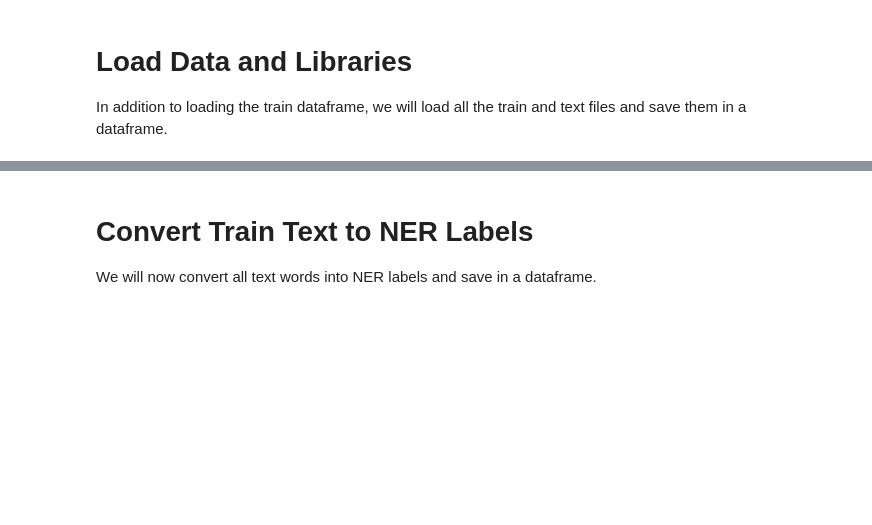
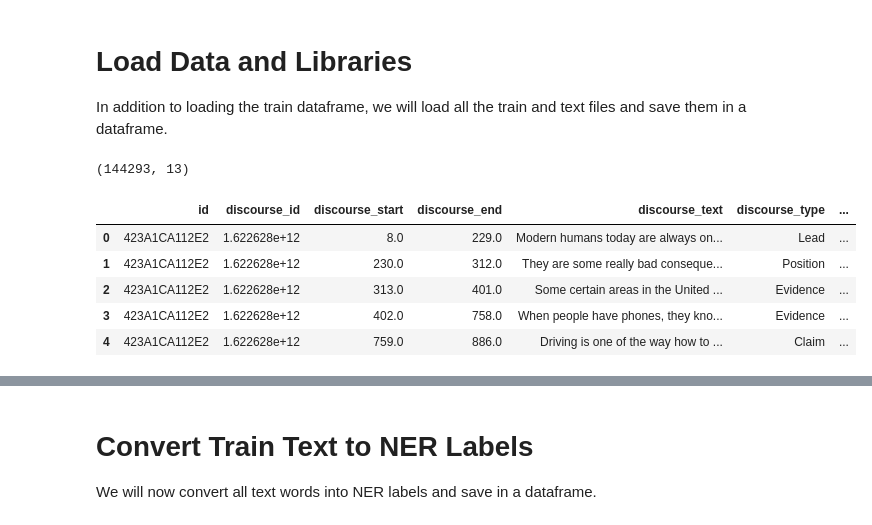
Before and after one commit to ajenningsfrankston/bigbird-whitespace, a Jupyter notebook: bigbird-whitespace.ipynb, the cells around one changed output, grey strips where cells are left out. Saved outputs shown, nothing was run; the diff lists cells and outputs as text; code cells hidden in the pictures; blank space fills up the shorter version.

```diff
--- a/bigbird-whitespace.ipynb
+++ b/bigbird-whitespace.ipynb
@@ -131,11 +138,18 @@ from torch.utils.data import Dataset, DataLoader
 import torch
 from sklearn.metrics import accuracy_score
 # %%
-../input/feedback-prize-corrected-train-csv
 
 train_df = pd.read_csv('../input/feedback-prize-corrected-train-csv/corrected_train.csv')
 print( train_df.shape )
 train_df.head()
+# %% [output]
+(144293, 13)
+|  | id | discourse_id | discourse_start | discourse_end | discourse_text | discourse_type | ... |
+| 0 | 423A1CA112E2 | 1.622628e+12 | 8.0 | 229.0 | Modern humans today are always on... | Lead | ... |
+| 1 | 423A1CA112E2 | 1.622628e+12 | 230.0 | 312.0 | They are some really bad conseque... | Position | ... |
+| 2 | 423A1CA112E2 | 1.622628e+12 | 313.0 | 401.0 | Some certain areas in the United ... | Evidence | ... |
+| 3 | 423A1CA112E2 | 1.622628e+12 | 402.0 | 758.0 | When people have phones, they kno... | Evidence | ... |
+| 4 | 423A1CA112E2 | 1.622628e+12 | 759.0 | 886.0 | Driving is one of the way how to ... | Claim | ... |
 # %%
 !pip install autocorrect
 from autocorrect import Speller
```
Also changed, not shown: parts of 11 cells of this notebook.
